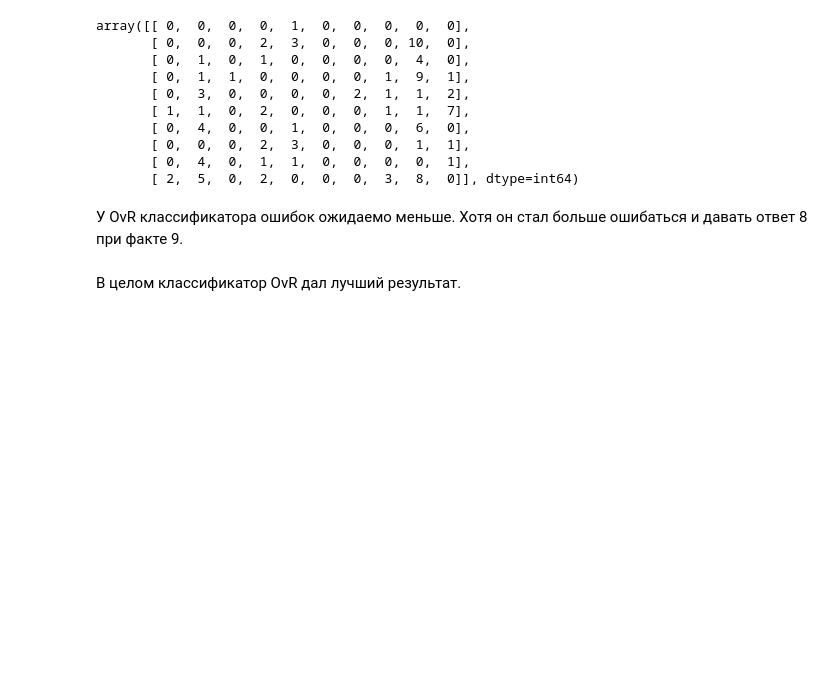
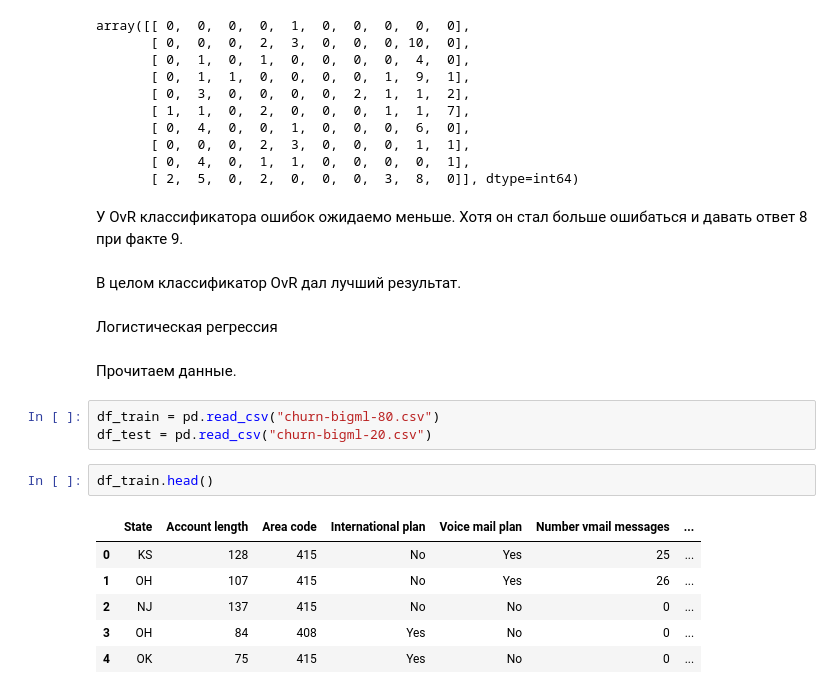
Before and after one commit to Nickolay-A/DS04, a Jupyter notebook: ДЗ_16_Бруцкий-Стемпковский/ДЗ_16.ipynb, the cells around one changed output. Cells and saved outputs as stored; diff of their text form; blank space fills up the shorter version.

```diff
--- a/ДЗ_16_Бруцкий-Стемпковский/ДЗ_16.ipynb
+++ b/ДЗ_16_Бруцкий-Стемпковский/ДЗ_16.ipynb
@@ -153,3 +156,19 @@ array([[ 0,  0,  0,  0,  1,  0,  0,  0,  0,  0],
 У OvR классификатора ошибок ожидаемо меньше. Хотя он стал больше ошибаться и давать ответ 8 при факте 9.
 # %% [markdown]
 В целом классификатор OvR дал лучший результат.
+# %% [markdown]
+Логистическая регрессия
+# %% [markdown]
+Прочитаем данные.
+# %%
+df_train = pd.read_csv("churn-bigml-80.csv")
+df_test = pd.read_csv("churn-bigml-20.csv")
+# %%
+df_train.head()
+# %% [output]
+|  | State | Account length | Area code | International plan | Voice mail plan | Number vmail messages | ... |
+| 0 | KS | 128 | 415 | No | Yes | 25 | ... |
+| 1 | OH | 107 | 415 | No | Yes | 26 | ... |
+| 2 | NJ | 137 | 415 | No | No | 0 | ... |
+| 3 | OH | 84 | 408 | Yes | No | 0 | ... |
+| 4 | OK | 75 | 415 | Yes | No | 0 | ... |
```
Also changed, not shown: parts of 24 cells of this notebook, 2 other files.
